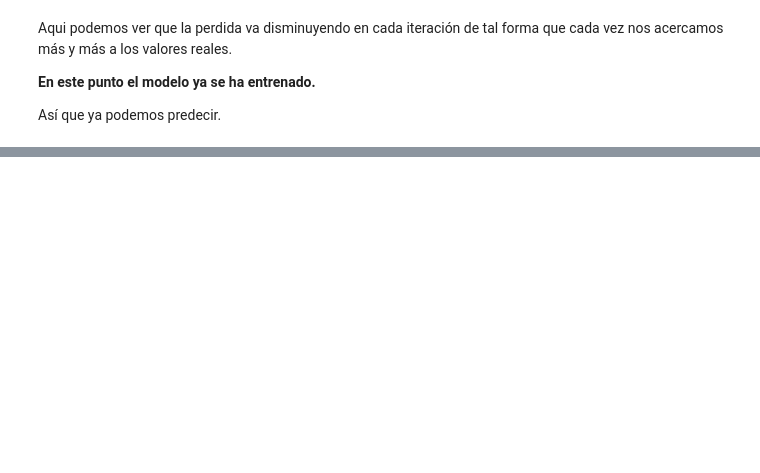
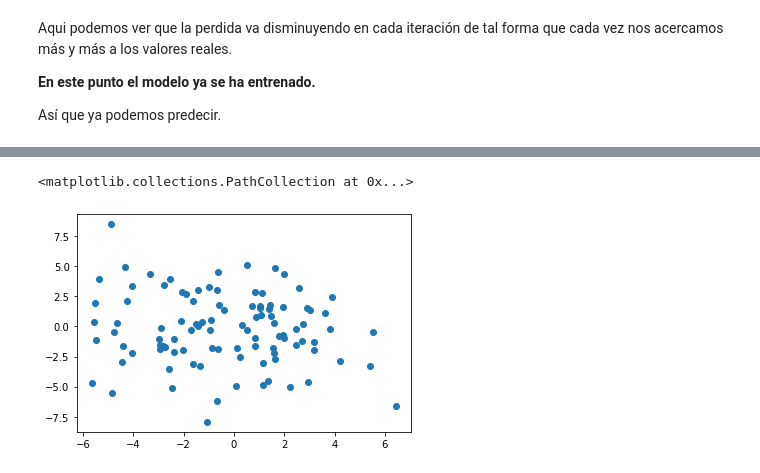
Before and after one commit to BralexMtz/First-AI-Algorithms, a Jupyter notebook: Lineal_Regression.ipynb, the cells around one changed output, grey strips where cells are left out. Drawn from its saved outputs; the diff is of its cells as text; code cells hidden in the pictures; blank space fills up the shorter version.

```diff
--- a/Lineal_Regression.ipynb
+++ b/Lineal_Regression.ipynb
@@ -100,0 +105,9 @@ tensor([[8.1729]], grad_fn=<AddmmBackward>)
+# %%
+#clasificacion binaria
+n=100
+# 50 en la parte alta y 50 en la alta
+h=n//2
+dimen=2
+
+data=np.random.randn(n,dimen)*3
+data
@@ -100,0 +132,5 @@ tensor([[8.1729]], grad_fn=<AddmmBackward>)
+# %%
+plt.scatter(data[:,0], data[:,1])
+# %% [output]
+<matplotlib.collections.PathCollection at 0x...>
+[figure, added]
```
Also changed, not shown: parts of 12 cells of this notebook.
